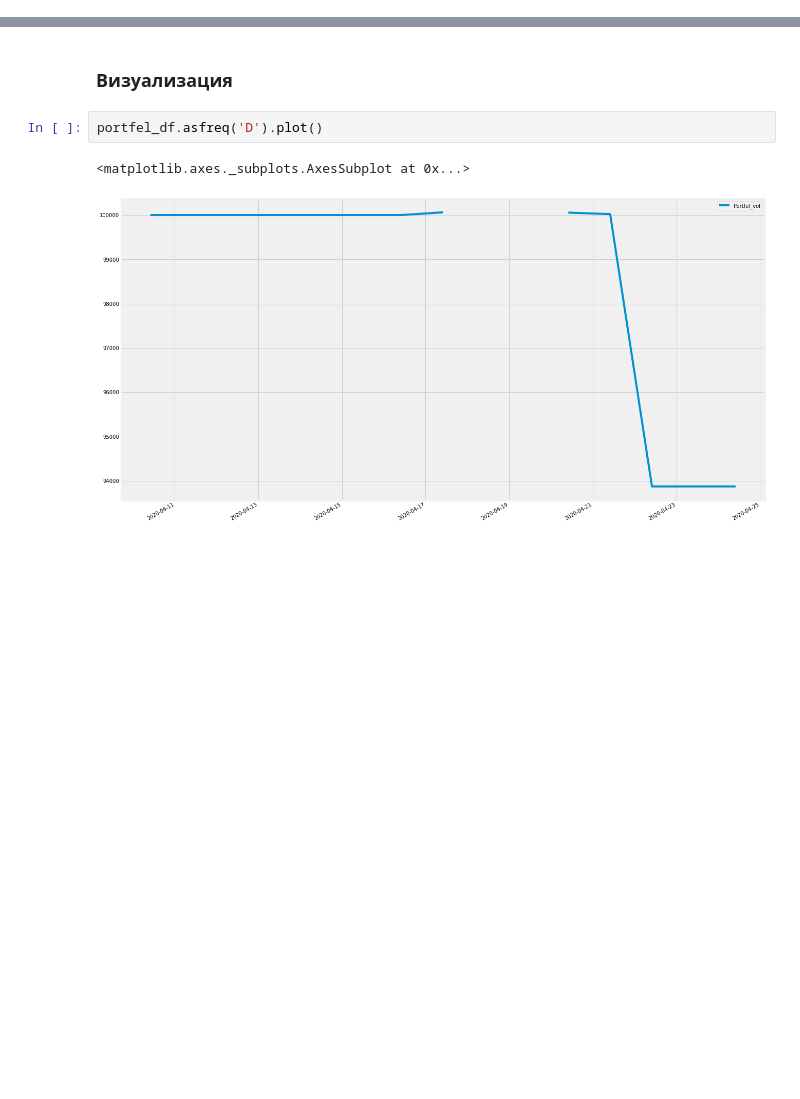
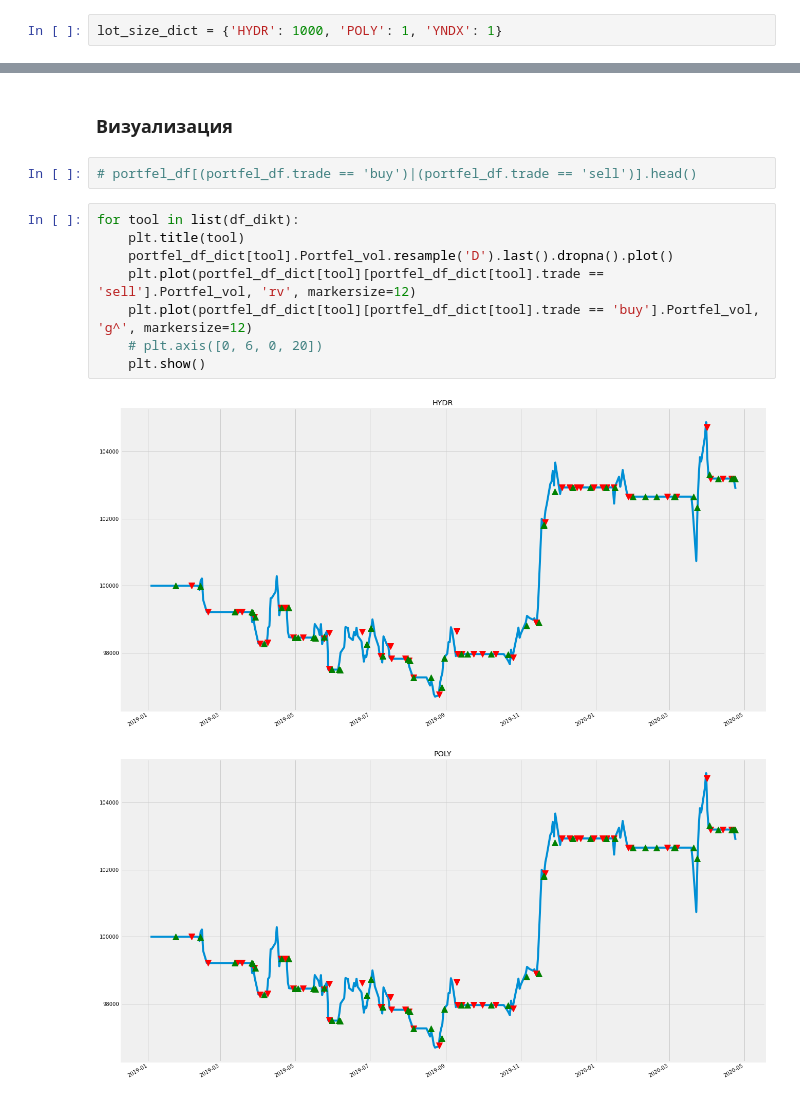
Before and after one commit to Mikhaylov-yv/Trad_histori_test, a Jupyter notebook: historical_test_1.ipynb, the cells around one changed output, grey strips where cells are left out. Drawn from its saved outputs; the diff is of its cells as text; blank space fills up the shorter version.

```diff
--- a/historical_test_1.ipynb
+++ b/historical_test_1.ipynb
@@ -104,3 +90,5 @@ cot_dict
+# %%
+lot_size_dict = {'HYDR': 1000, 'POLY': 1, 'YNDX': 1}
 # %% [markdown]
 ### Ресэмплирование
 # %%
@@ -147,7 +141,15 @@ portfel_df[-2:]
 # %% [markdown]
 ### Визуализация
-# %%
-portfel_df.asfreq('D').plot()
-# %% [output]
-<matplotlib.axes._subplots.AxesSubplot at 0x...>
-[figure, removed]
+# %%
+# portfel_df[(portfel_df.trade == 'buy')|(portfel_df.trade == 'sell')].head()
+# %%
+for tool in list(df_dikt):
+    plt.title(tool)
+    portfel_df_dict[tool].Portfel_vol.resample('D').last().dropna().plot()
+    plt.plot(portfel_df_dict[tool][portfel_df_dict[tool].trade == 'sell'].Portfel_vol, 'rv', markersize=12)
+    plt.plot(portfel_df_dict[tool][portfel_df_dict[tool].trade == 'buy'].Portfel_vol, 'g^', markersize=12)
+    # plt.axis([0, 6, 0, 20])
+    plt.show()
+# %% [output]
+[figure, added]
+[figure, added]
```
Also changed, not shown: parts of 11 cells of this notebook, 2 other files.
